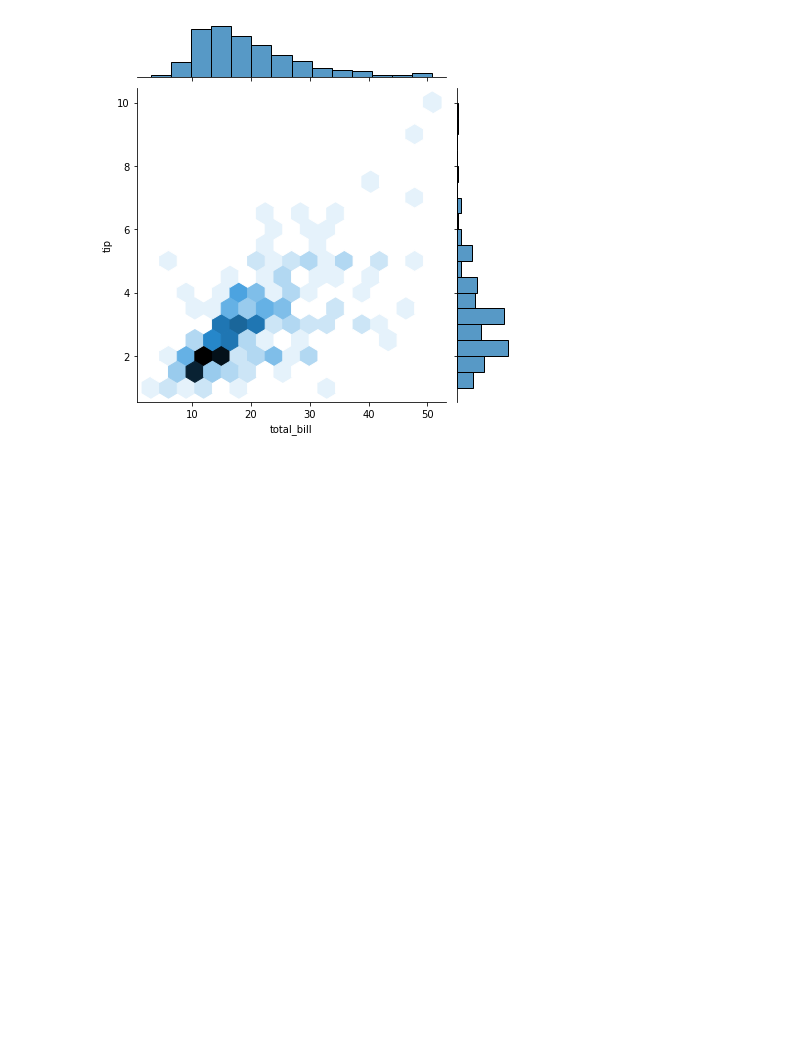
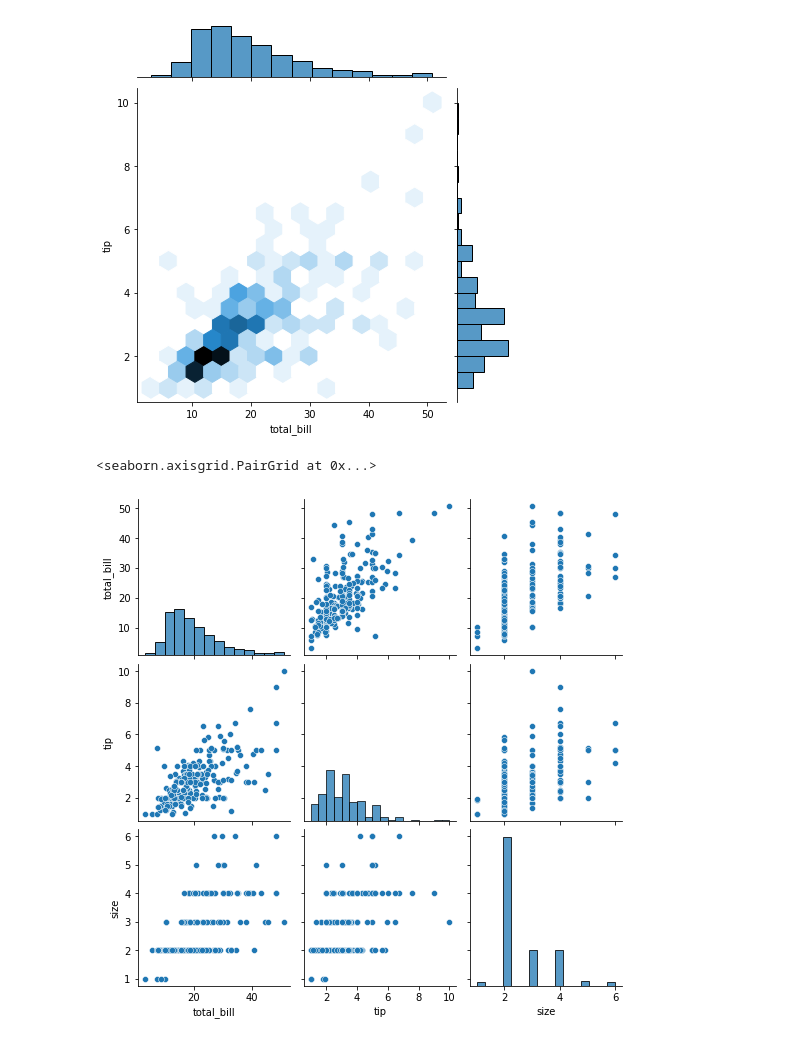
Before and after one commit to MIDAS-26/DS_ML, a Jupyter notebook: Seaborn_DistributionPlots.ipynb, the cells around one changed output. Cells and saved outputs as stored; diff of their text form; code cells hidden in the pictures; blank space fills up the shorter version.

Commit message:
Added more plots

```diff
--- a/Seaborn_DistributionPlots.ipynb
+++ b/Seaborn_DistributionPlots.ipynb
@@ -34,3 +34,10 @@ sns.jointplot(x='total_bill', y='tip', data=tips, kind='hex')
 # %% [output]
 <seaborn.axisgrid.JointGrid at 0x...>
 [figure]
+# %%
+#to get plot for all numerical columns in the dataframe, use sns.pairplot(dataframe)
+#for a plot for a column vs itself, it plots a histogram, for rest a scatter plot
+sns.pairplot(tips)
+# %% [output]
+<seaborn.axisgrid.PairGrid at 0x...>
+[figure, added]
```
Also changed, not shown: parts of 4 cells of this notebook.
